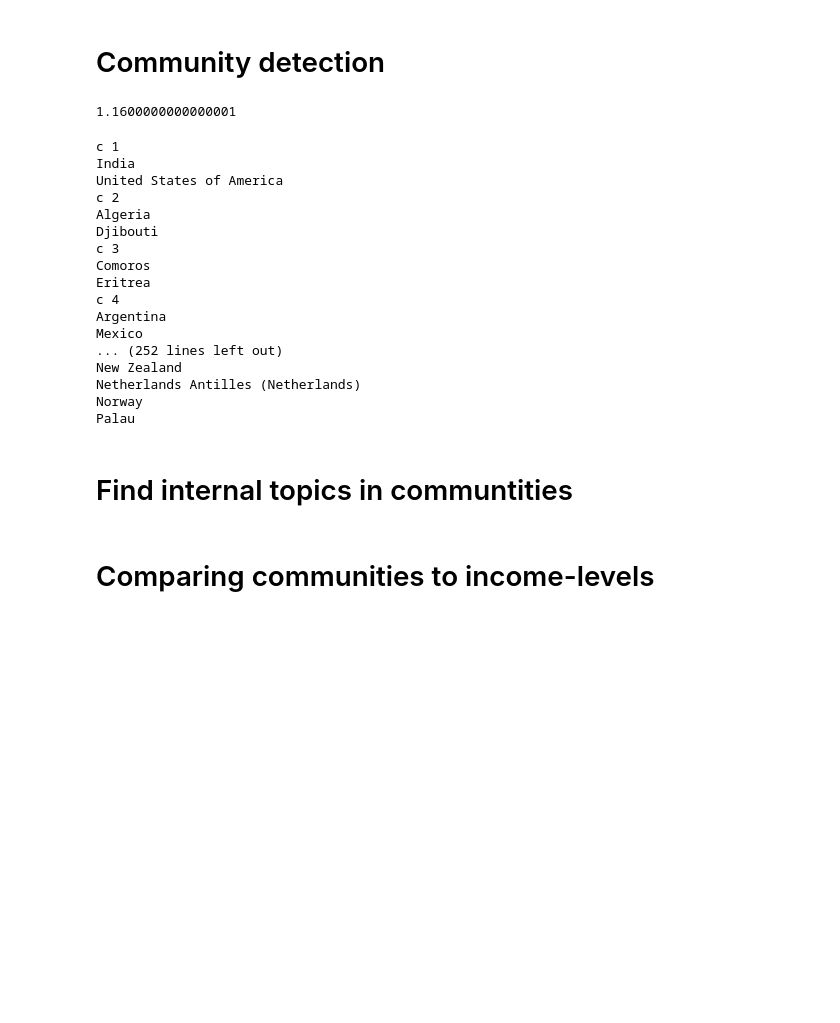
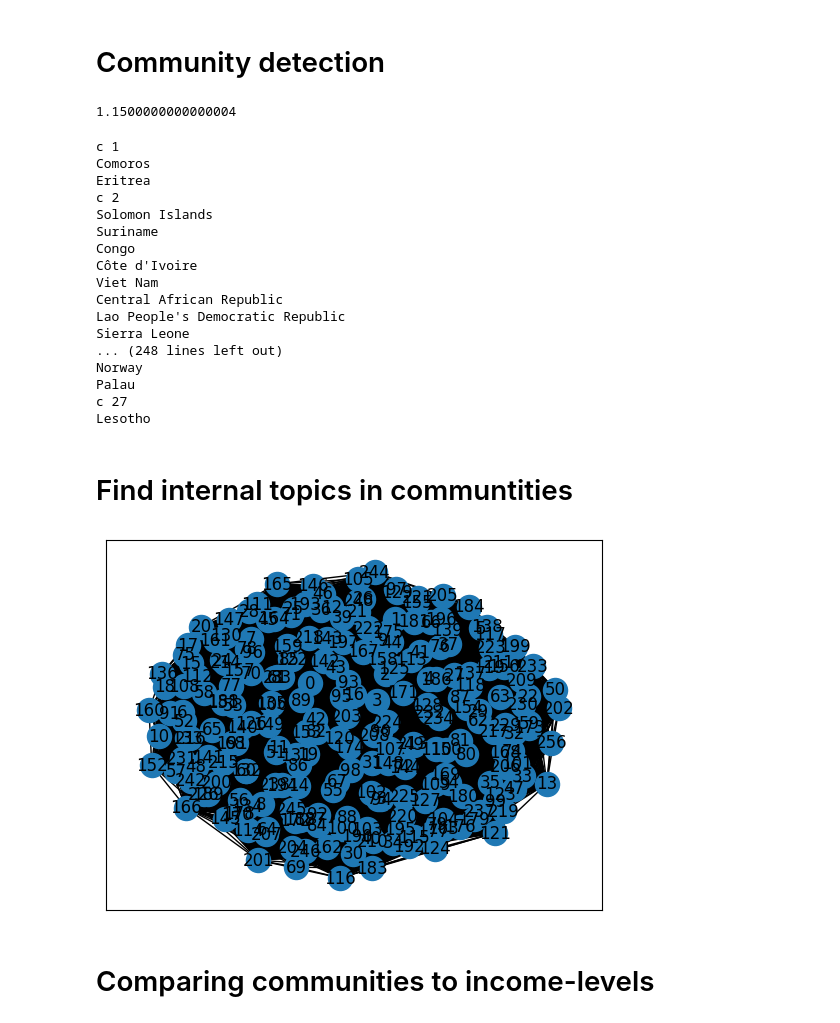
Before and after one commit to gustavn19/Fagprojekt, a Jupyter notebook: lda_done.ipynb, the cells around one changed output. Drawn from its saved outputs; the diff is of its cells as text; code cells hidden in the pictures; blank space fills up the shorter version.

```diff
--- a/lda_done.ipynb
+++ b/lda_done.ipynb
@@ -306,12 +306,13 @@ for res in resolution:
         elif len(com)>=30:
             scores[j]+=len(com)-29
     j+=1
-# %%
-resolution[res_op]
-# %% [output]
-1.1600000000000001
+# %%
+res_op=np.argmin(scores)
+resolution[res_op]
+# %% [output]
+1.1500000000000004
 # %%
-res_op=np.argmin(scores)
+
 comms = louvain_communities(G,weight="weight",resolution=resolution[res_op],seed=69)
 unique_coms = np.unique(list(comms))
 i=1
@@ -326,22 +327,42 @@ for community in comms:
         i=i+1
 # %% [output]
 c 1
-India
-United States of America
-c 2
-Algeria
-Djibouti
-c 3
 Comoros
 Eritrea
-c 4
-Argentina
-Mexico
-... (252 lines left out)
-New Zealand
-Netherlands Antilles (Netherlands)
+c 2
+Solomon Islands
+Suriname
+Congo
+Côte d'Ivoire
+Viet Nam
+Central African Republic
+Lao People's Democratic Republic
+Sierra Leone
+... (248 lines left out)
 Norway
 Palau
+c 27
+Lesotho
 # %% [markdown]
 # Find internal topics in communtities
+# %%
+F = G.copy()
+
+
+for node_id, label in countries_swap_copy.items():
+    F.nodes[node_id]['label'] = label
+
+
+nx.draw_networkx(F)
+
+
+F_com = louvain_communities(F, weight="weight", resolution=resolution[res_op], seed=69)
+for i, community in enumerate(F_com):
+    for node in community:
+        F.nodes[node]['community'] = i
+
+#make a file for gephi
+nx.write_gexf(F, "lda_graph.gexf")
+# %% [output]
+[figure, added]
 # %%
```
Also changed, not shown: parts of 13 cells of this notebook, 2 other files.
